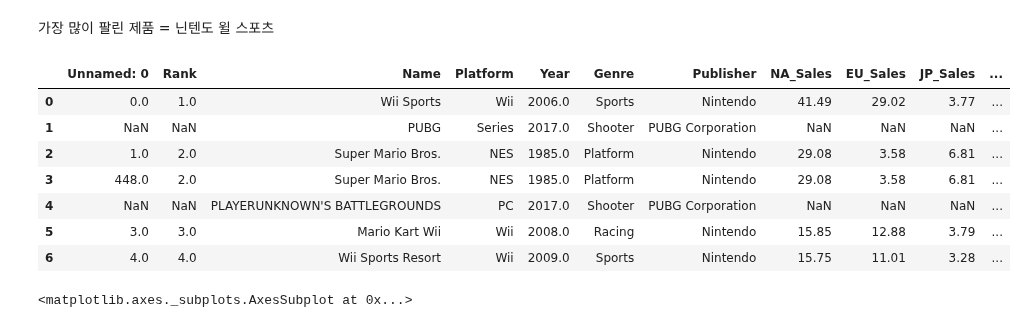
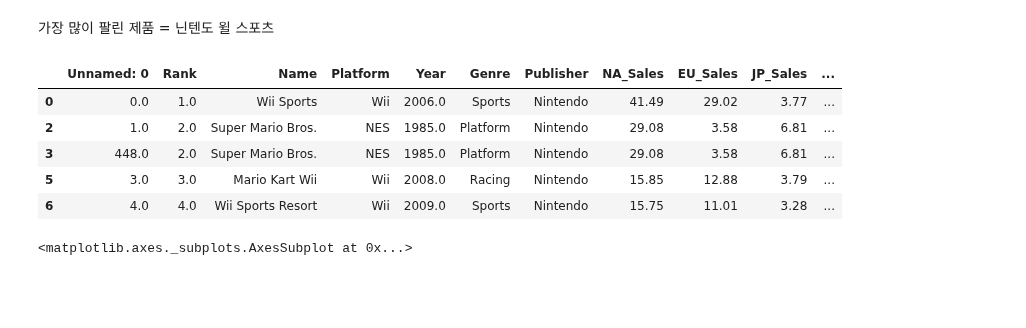
Before and after one commit to Georgia-MAX-holic/Footprints, a Jupyter notebook: PJ/game_sale/New/Game_Sales.ipynb, the cells around one changed output. Saved outputs shown, nothing was run; the diff lists cells and outputs as text; code cells hidden in the pictures; blank space fills up the shorter version.

```diff
--- a/PJ/game_sale/New/Game_Sales.ipynb
+++ b/PJ/game_sale/New/Game_Sales.ipynb
@@ -36,15 +36,13 @@ dtype: object
 # %% [markdown]
 가장 많이 팔린 제품 = 닌텐도 윌 스포츠
 # %%
-df=  df.sort_values(by="Global_Sales" , ascending = False)
-df.loc[[0,1,2,3,4,5,6]]
+df=  df.sort_values(by="Rank" , ascending = True)
+df.head()
 # %% [output]
 |  | Unnamed: 0 | Rank | Name | Platform | Year | Genre | Publisher | NA_Sales | EU_Sales | JP_Sales | ... |
 | 0 | 0.0 | 1.0 | Wii Sports | Wii | 2006.0 | Sports | Nintendo | 41.49 | 29.02 | 3.77 | ... |
-| 1 | NaN | NaN | PUBG | Series | 2017.0 | Shooter | PUBG Corporation | NaN | NaN | NaN | ... |
 | 2 | 1.0 | 2.0 | Super Mario Bros. | NES | 1985.0 | Platform | Nintendo | 29.08 | 3.58 | 6.81 | ... |
 | 3 | 448.0 | 2.0 | Super Mario Bros. | NES | 1985.0 | Platform | Nintendo | 29.08 | 3.58 | 6.81 | ... |
-| 4 | NaN | NaN | PLAYERUNKNOWN'S BATTLEGROUNDS | PC | 2017.0 | Shooter | PUBG Corporation | NaN | NaN | NaN | ... |
 | 5 | 3.0 | 3.0 | Mario Kart Wii | Wii | 2008.0 | Racing | Nintendo | 15.85 | 12.88 | 3.79 | ... |
 | 6 | 4.0 | 4.0 | Wii Sports Resort | Wii | 2009.0 | Sports | Nintendo | 15.75 | 11.01 | 3.28 | ... |
 # %%
```
Also changed, not shown: parts of 10 cells of this notebook.
